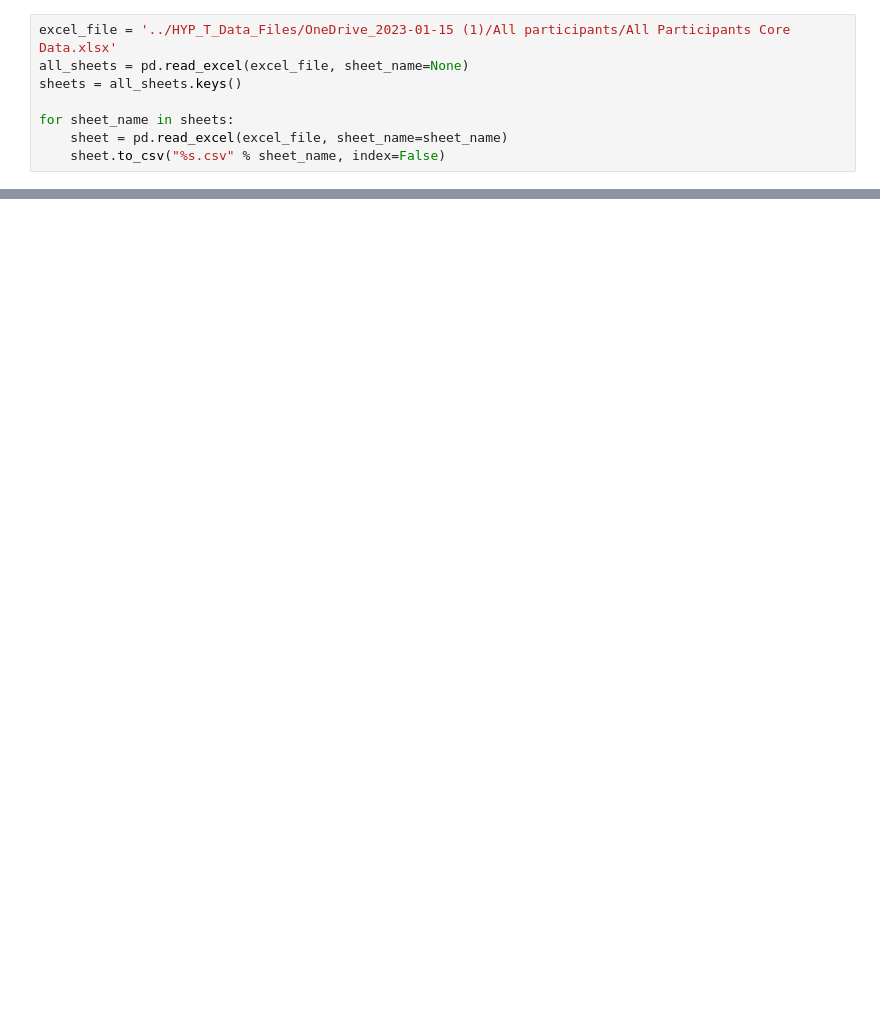
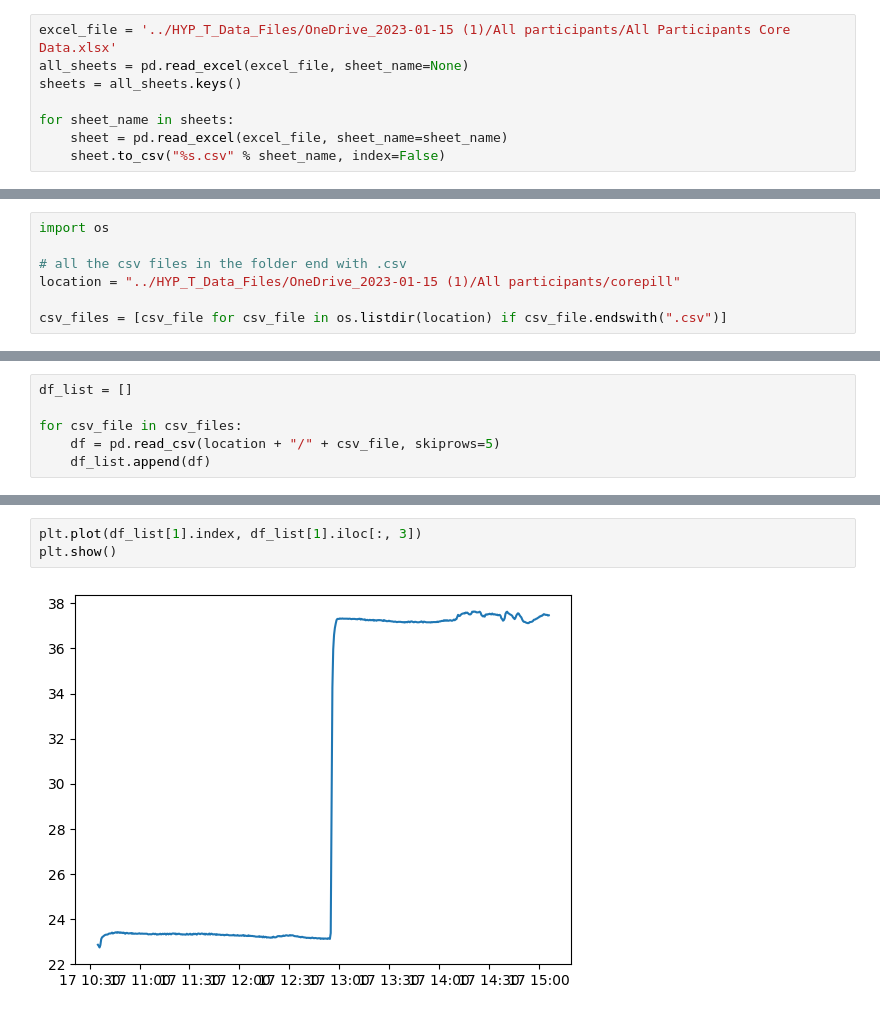
Before and after one commit to manaspalaparthi/Hyper_t, a Jupyter notebook: notebooks/core_pill_EDA.ipynb, the cells around one changed output, grey strips where cells are left out. Drawn from its saved outputs; the diff is of its cells as text; blank space fills up the shorter version.

```diff
--- a/notebooks/core_pill_EDA.ipynb
+++ b/notebooks/core_pill_EDA.ipynb
@@ -42,0 +17,7 @@ WARNING conda.gateways.disk.delete:unlink_or_rename_to_trash(139): Could not rem
+# %%
+import os
+
+# all the csv files in the folder end with .csv
+location = "../HYP_T_Data_Files/OneDrive_2023-01-15 (1)/All participants/corepill"
+
+csv_files = [csv_file for csv_file in os.listdir(location) if csv_file.endswith(".csv")]
@@ -42,0 +45,6 @@ WARNING conda.gateways.disk.delete:unlink_or_rename_to_trash(139): Could not rem
+# %%
+df_list = []
+
+for csv_file in csv_files:
+    df = pd.read_csv(location + "/" + csv_file, skiprows=5)
+    df_list.append(df)
@@ -42,0 +156,5 @@ WARNING conda.gateways.disk.delete:unlink_or_rename_to_trash(139): Could not rem
+# %%
+plt.plot(df_list[1].index, df_list[1].iloc[:, 3])
+plt.show()
+# %% [output]
+[figure, added]
```
Also changed, not shown: parts of 14 cells of this notebook, 3 other files.
